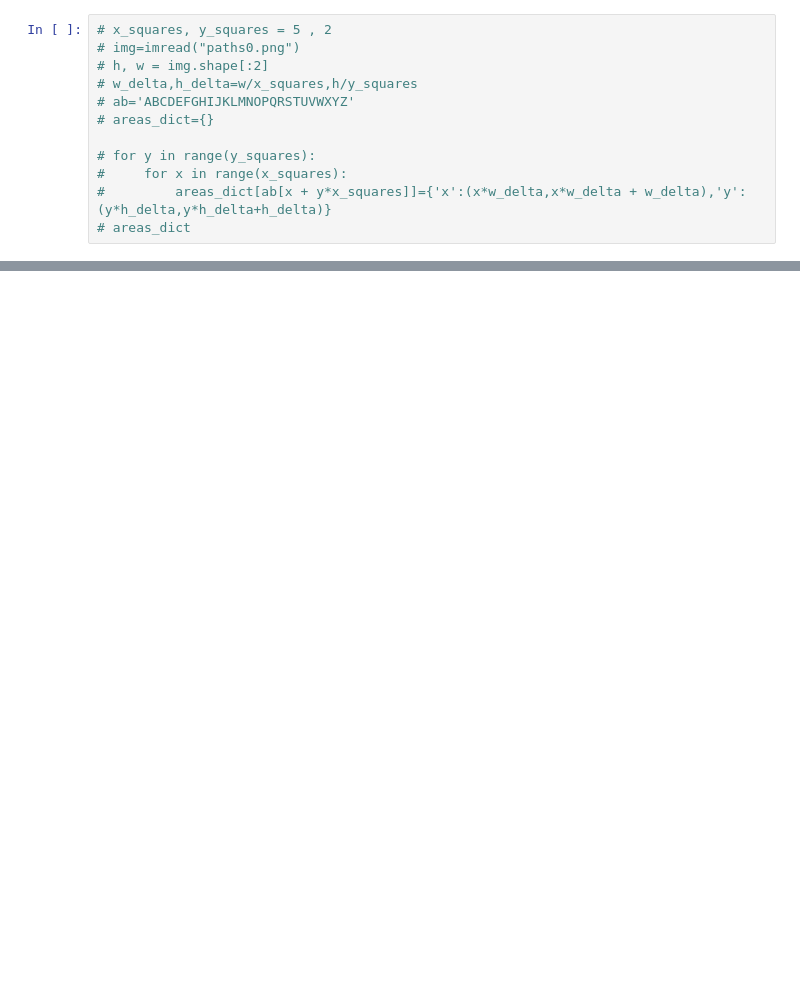
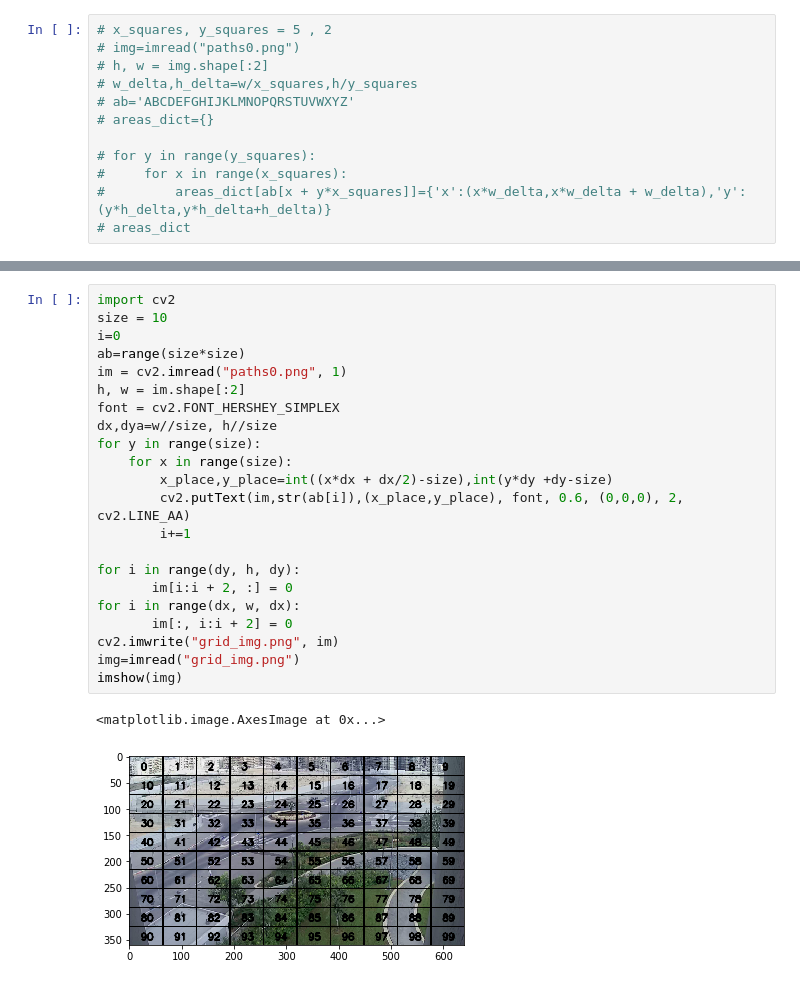
Before and after one commit to chanami/excellenteam-draw-paths, a Jupyter notebook: test_file.ipynb, the cells around one changed output, grey strips where cells are left out. Cells and saved outputs as stored; diff of their text form; blank space fills up the shorter version.

```diff
--- a/test_file.ipynb
+++ b/test_file.ipynb
@@ -107,0 +120,25 @@ data_as
+# %%
+import cv2
+size = 10
+i=0
+ab=range(size*size)
+im = cv2.imread("paths0.png", 1)
+h, w = im.shape[:2]
+font = cv2.FONT_HERSHEY_SIMPLEX
+dx,dya=w//size, h//size
+for y in range(size):
+    for x in range(size):
+        x_place,y_place=int((x*dx + dx/2)-size),int(y*dy +dy-size)
+        cv2.putText(im,str(ab[i]),(x_place,y_place), font, 0.6, (0,0,0), 2, cv2.LINE_AA)
+        i+=1
+
+for i in range(dy, h, dy):
+       im[i:i + 2, :] = 0
+for i in range(dx, w, dx):
+       im[:, i:i + 2] = 0
+cv2.imwrite("grid_img.png", im)
+img=imread("grid_img.png")
+imshow(img)
+# %% [output]
+<matplotlib.image.AxesImage at 0x...>
+[figure, added]
```
Also changed, not shown: parts of 7 cells of this notebook.
